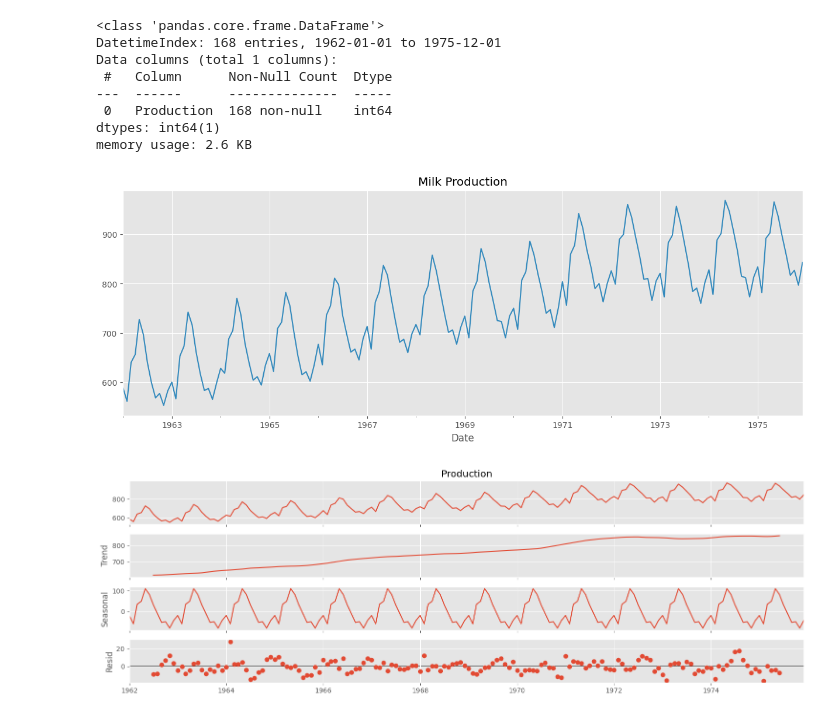
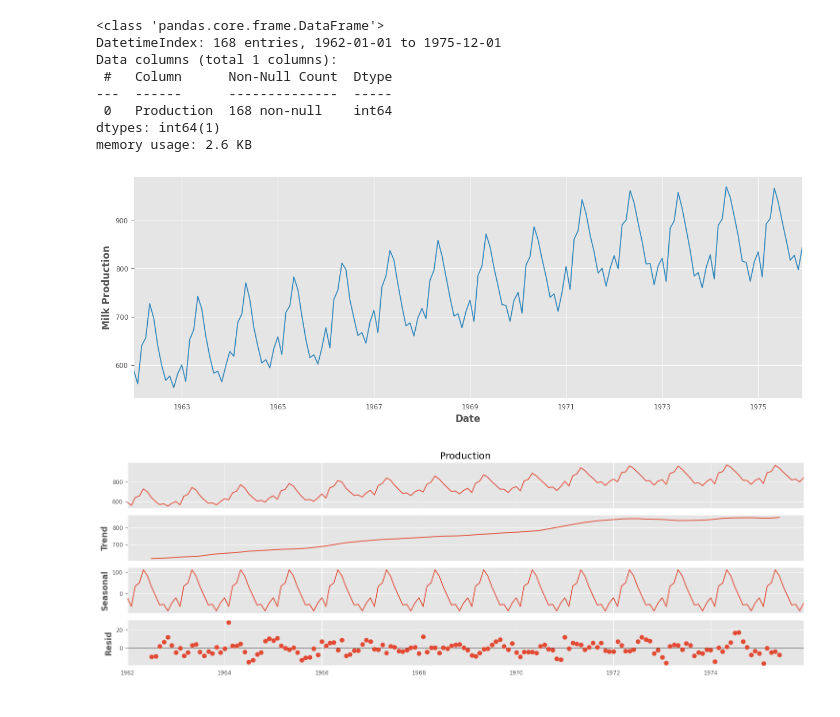
Before and after one commit to alejo1630/time_series_analysis, a Jupyter notebook: time_series.ipynb, the cells around one changed output. Saved outputs shown, nothing was run; the diff lists cells and outputs as text; code cells hidden in the pictures.

```diff
--- a/time_series.ipynb
+++ b/time_series.ipynb
@@ -41,11 +68,11 @@ Data columns (total 1 columns):
 dtypes: int64(1)
 memory usage: 2.6 KB
 # %%
-df.plot(title = "Milk Production",
-        color = color_pal[1],
+df.plot(color = color_pal[1],
         legend = False)
 
+plt.ylabel("Milk Production")
 plt.show()
 # %% [output]
-[figure, old version]
+[figure, new version]
 # %%
```
Also changed, not shown: parts of 64 cells of this notebook, 2 other files.
